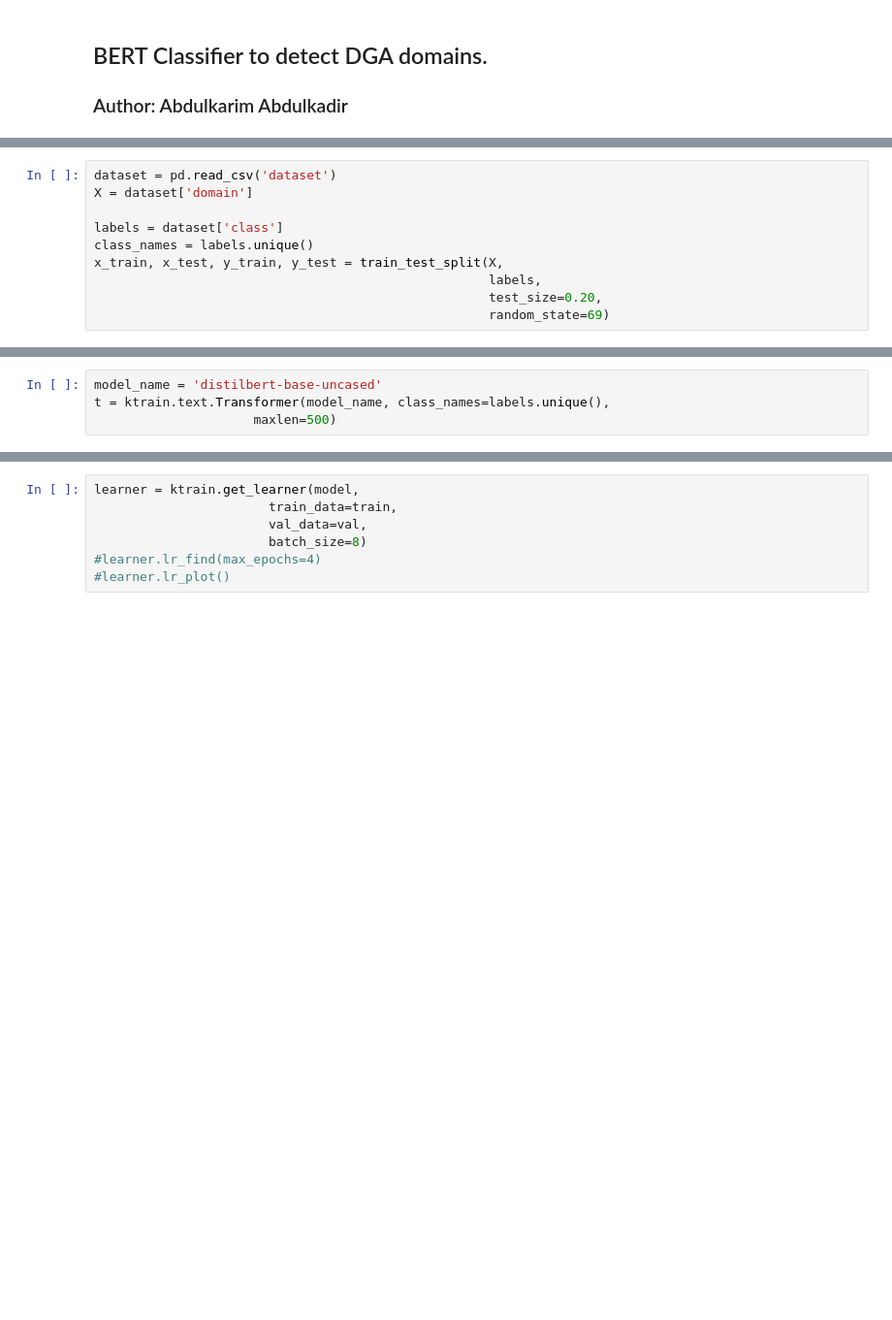
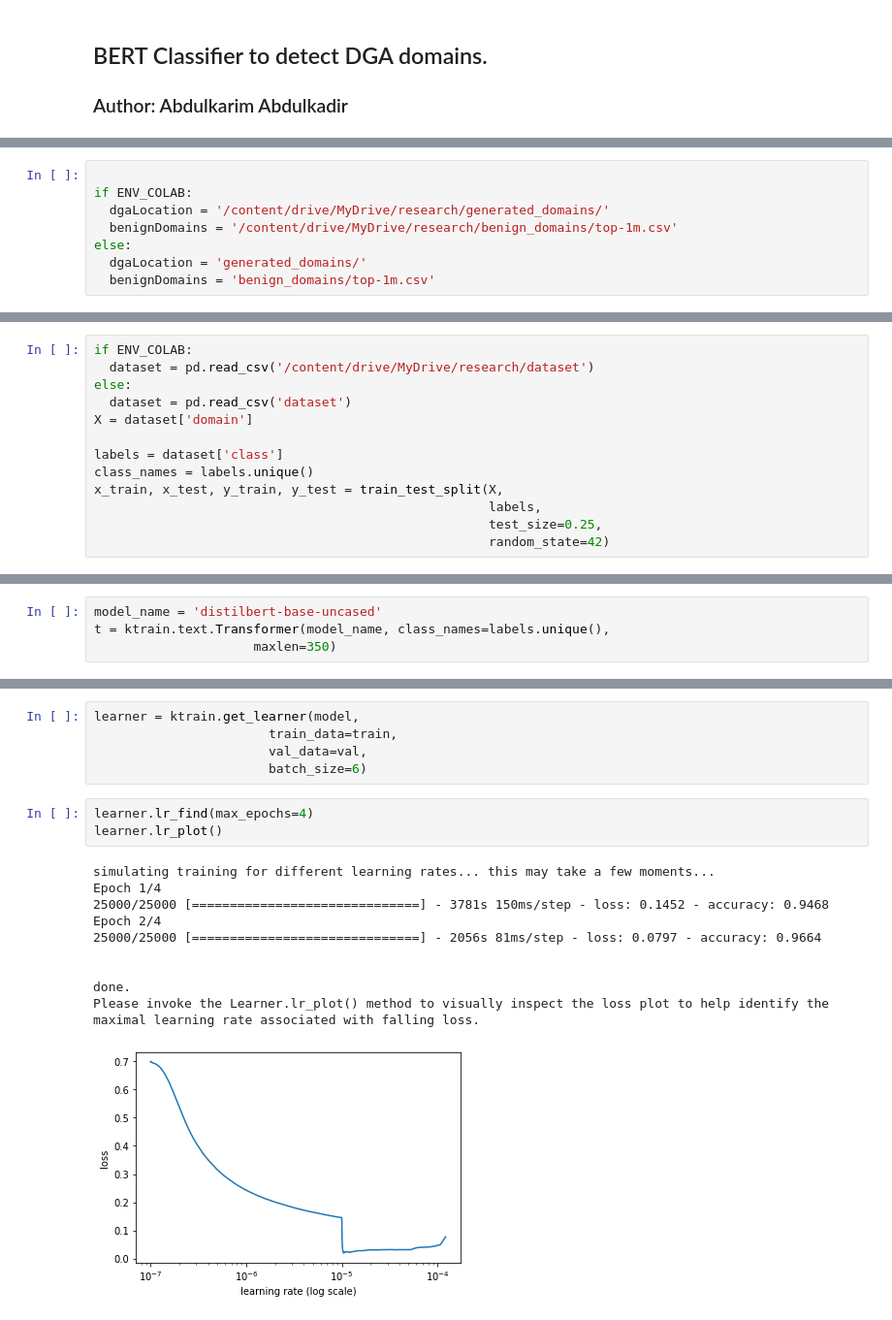
Before and after one commit to akdir/BachelorThesis, a Jupyter notebook: research/bertClassifierDGA.ipynb, the cells around one changed output, grey strips where cells are left out. Shown at 97% size. Drawn from its saved outputs; the diff is of its cells as text; blank space fills up the shorter version.

```diff
--- a/research/bertClassifierDGA.ipynb
+++ b/research/bertClassifierDGA.ipynb
@@ -39,0 +35,8 @@ Mounted at /content/drive
+# %%
+
+if ENV_COLAB:
+  dgaLocation = '/content/drive/MyDrive/research/generated_domains/'
+  benignDomains = '/content/drive/MyDrive/research/benign_domains/top-1m.csv'
+else:
+  dgaLocation = 'generated_domains/'
+  benignDomains = 'benign_domains/top-1m.csv'
@@ -73,10 +83,13 @@ Total amount of DGA domains:  150000
 # %%
-dataset = pd.read_csv('dataset')
+if ENV_COLAB:
+  dataset = pd.read_csv('/content/drive/MyDrive/research/dataset')
+else:
+  dataset = pd.read_csv('dataset')
 X = dataset['domain']
 
 labels = dataset['class']
 class_names = labels.unique()
 x_train, x_test, y_train, y_test = train_test_split(X,
                                                     labels,
-                                                    test_size=0.20,
-                                                    random_state=69)
+                                                    test_size=0.25,
+                                                    random_state=42)
@@ -91,4 +136,4 @@ Name: class, dtype: int64
 # %%
 model_name = 'distilbert-base-uncased'
 t = ktrain.text.Transformer(model_name, class_names=labels.unique(),
-                     maxlen=500)
+                     maxlen=350)
@@ -118,6 +166,18 @@ test sequence lengths:
 learner = ktrain.get_learner(model,
                        train_data=train,
                        val_data=val,
-                       batch_size=8)
-#learner.lr_find(max_epochs=4)
-#learner.lr_plot()
+                       batch_size=6)
+# %%
+learner.lr_find(max_epochs=4)
+learner.lr_plot()
+# %% [output]
+simulating training for different learning rates... this may take a few moments...
+Epoch 1/4
+25000/25000 [==============================] - 3781s 150ms/step - loss: 0.1452 - accuracy: 0.9468
+Epoch 2/4
+25000/25000 [==============================] - 2056s 81ms/step - loss: 0.0797 - accuracy: 0.9664
+
+
+done.
+Please invoke the Learner.lr_plot() method to visually inspect the loss plot to help identify the maximal learning rate associated with falling loss.
+[figure, added]
```
Also changed, not shown: parts of 38 cells of this notebook, 17 other files.
